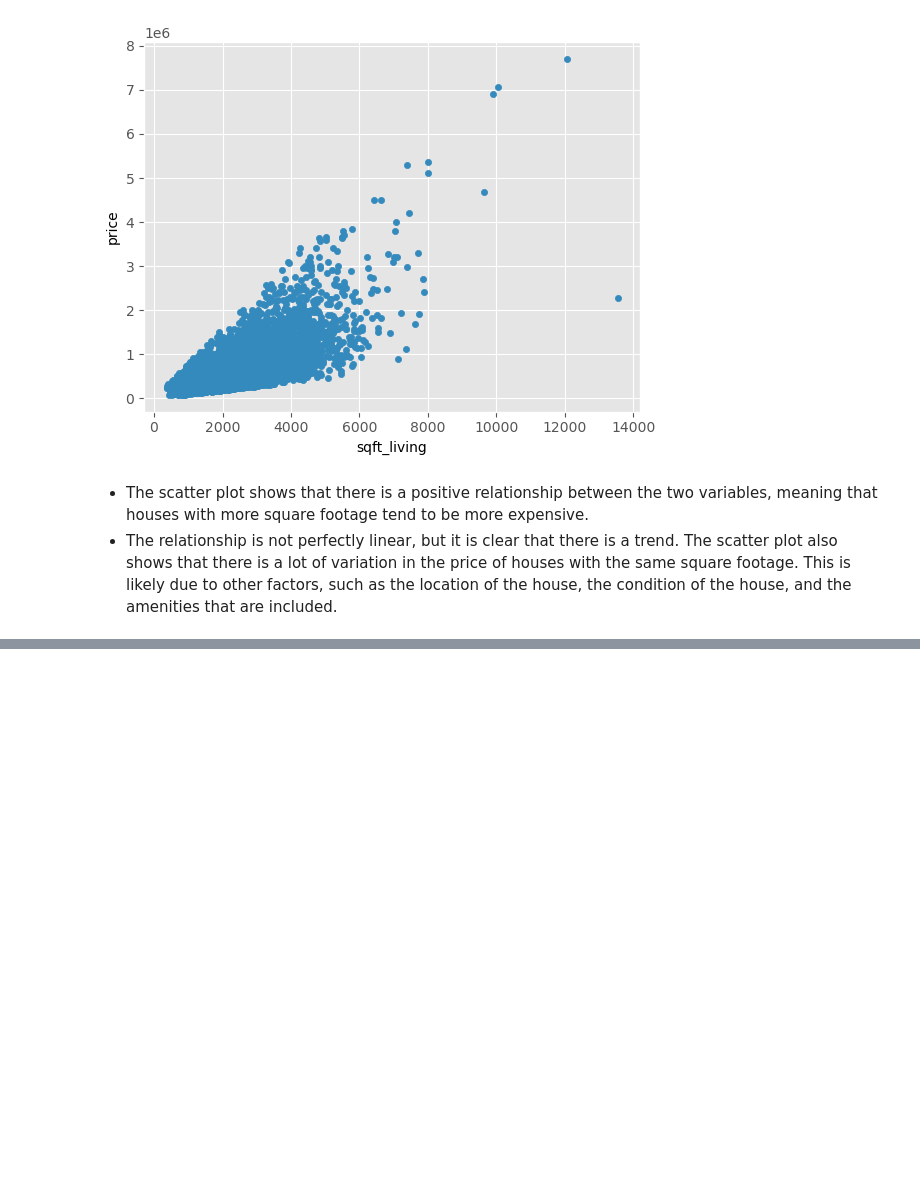
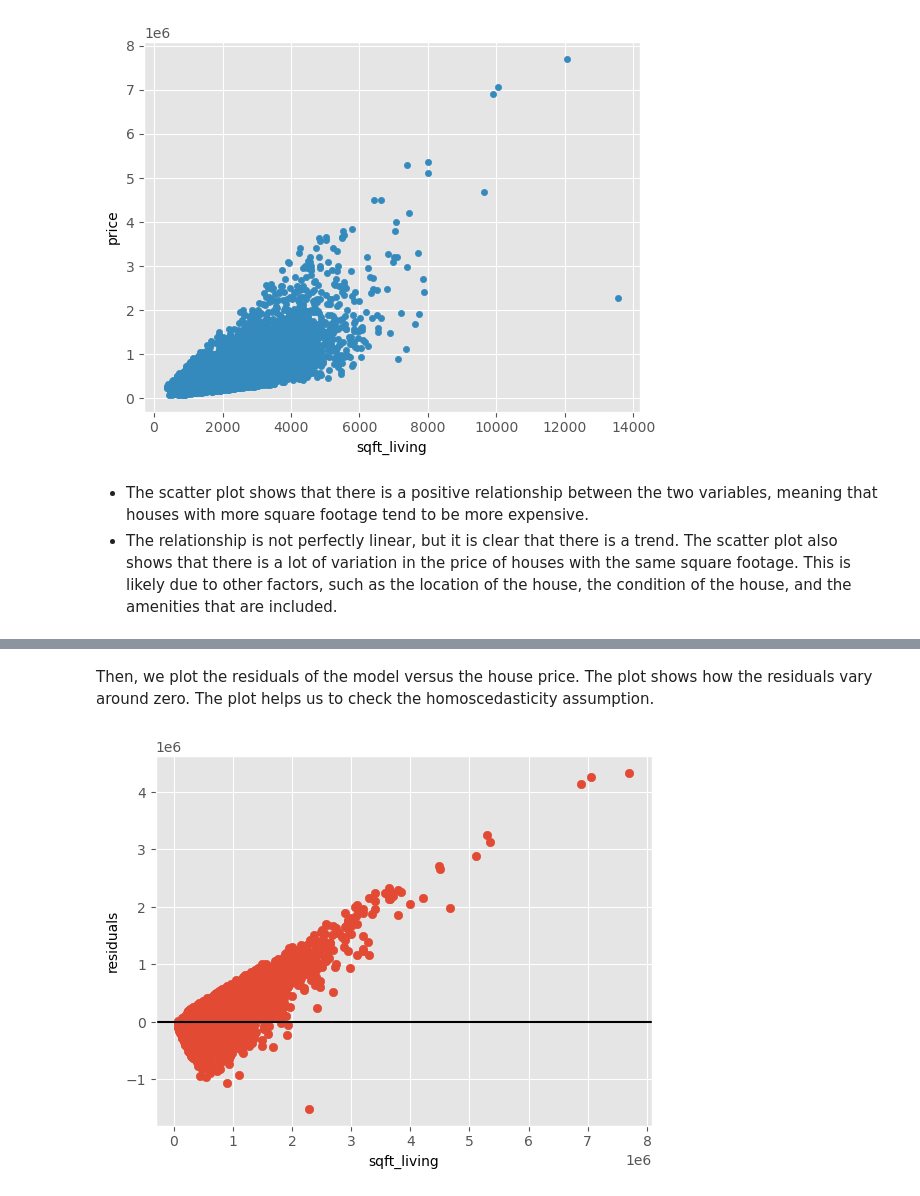
Before and after one commit to Ivan3864/House-Price-Prediction-Using-Regression, a Jupyter notebook: student.ipynb, the cells around one changed output, grey strips where cells are left out. Drawn from its saved outputs; the diff is of its cells as text; code cells hidden in the pictures; blank space fills up the shorter version.

```diff
--- a/student.ipynb
+++ b/student.ipynb
@@ -354,0 +455,12 @@ data.plot.scatter(x="sqft_living", y="price");
+# %% [markdown]
+Then, we plot the residuals of the model versus the house price. The plot shows how the residuals vary around zero. The plot helps us to check the homoscedasticity assumption.
+# %%
+#residuals for predicted values,
+fig, ax = plt.subplots()
+
+ax.scatter(data["price"], baseline_results.resid)
+ax.axhline(y=0, color="black")
+ax.set_xlabel("sqft_living")
+ax.set_ylabel("residuals");
+# %% [output]
+[figure, added]
```
Also changed, not shown: parts of 11 cells of this notebook.
